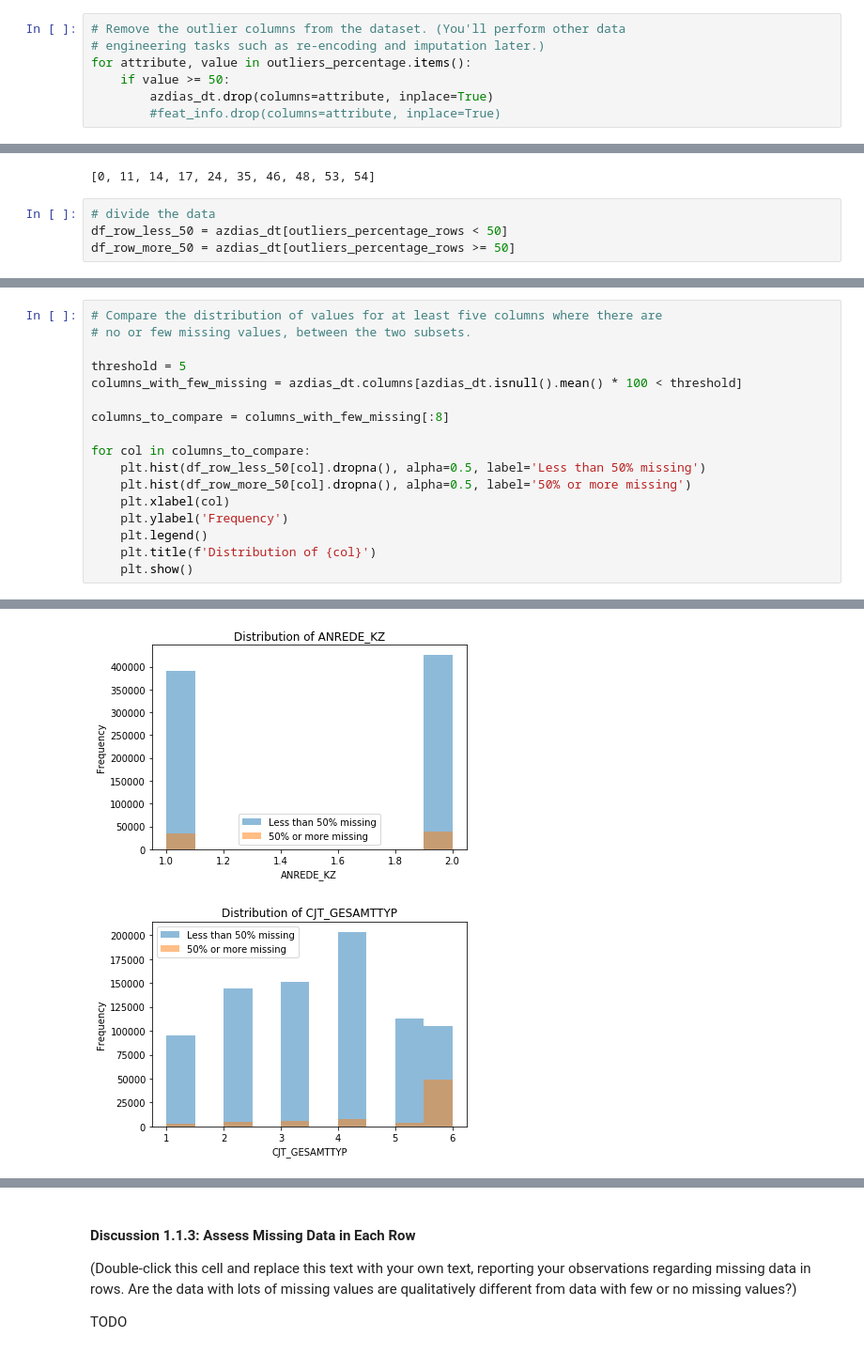
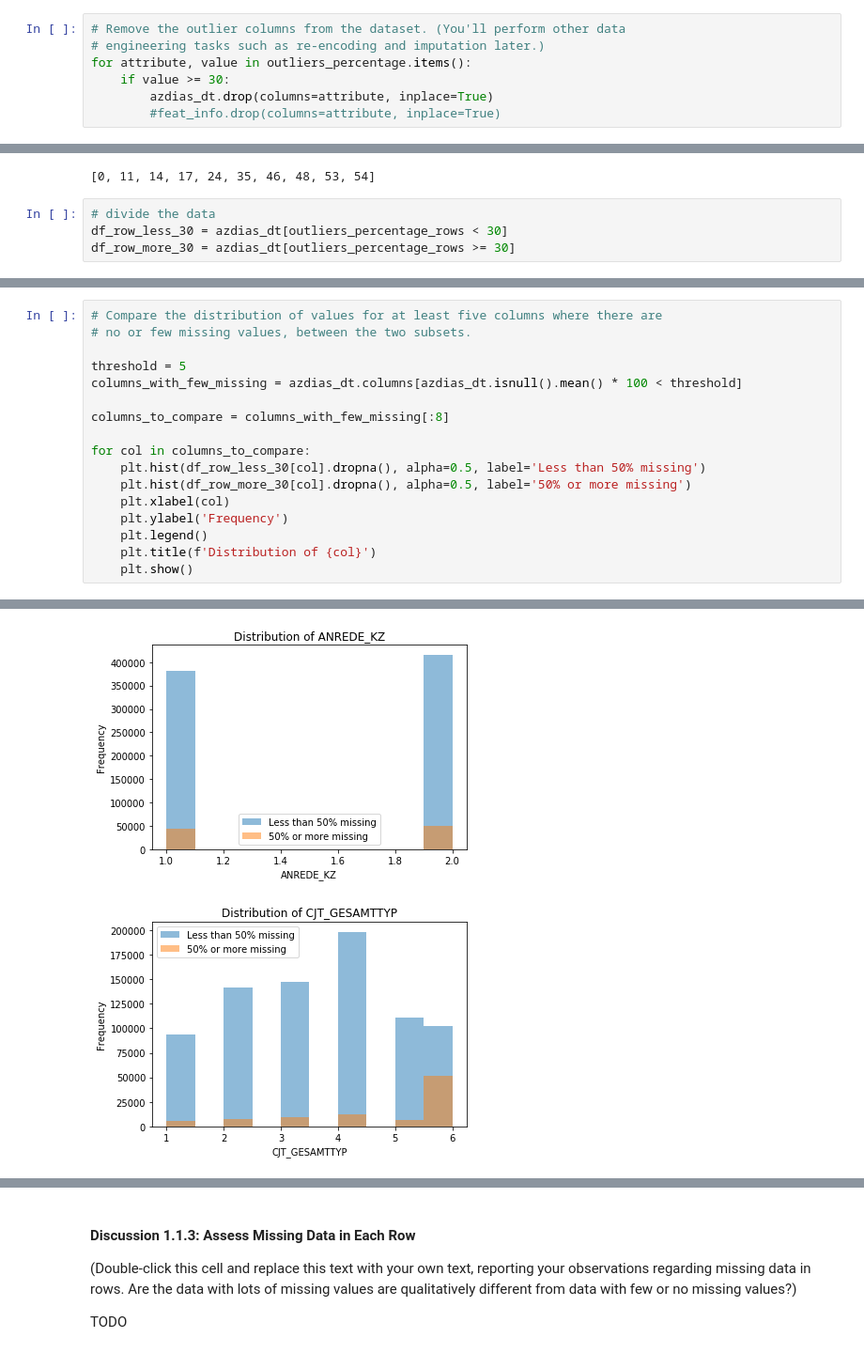
Before and after one commit to aimolytics/udacity-identify-customer-segmentation, a Jupyter notebook: Identify_Customer_Segments.ipynb, the cells around one changed output, grey strips where cells are left out. Shown at 94% size. Saved outputs shown, nothing was run; the diff lists cells and outputs as text.

```diff
--- a/Identify_Customer_Segments.ipynb
+++ b/Identify_Customer_Segments.ipynb
@@ -270,7 +270,7 @@ dtype: float64
 # Remove the outlier columns from the dataset. (You'll perform other data
 # engineering tasks such as re-encoding and imputation later.)
 for attribute, value in outliers_percentage.items():
-    if value >= 50:
+    if value >= 30:
         azdias_dt.drop(columns=attribute, inplace=True)
         #feat_info.drop(columns=attribute, inplace=True)
 # %%
@@ -357,6 +357,6 @@ outliers_rows_filter[:10]
 [0, 11, 14, 17, 24, 35, 46, 48, 53, 54]
 # %%
 # divide the data
-df_row_less_50 = azdias_dt[outliers_percentage_rows < 50]
-df_row_more_50 = azdias_dt[outliers_percentage_rows >= 50]
+df_row_less_30 = azdias_dt[outliers_percentage_rows < 30]
+df_row_more_30 = azdias_dt[outliers_percentage_rows >= 30]
 # %%
@@ -393,8 +393,8 @@ columns_with_few_missing = azdias_dt.columns[azdias_dt.isnull().mean() * 100 < t
 columns_to_compare = columns_with_few_missing[:8]
 
 for col in columns_to_compare:
-    plt.hist(df_row_less_50[col].dropna(), alpha=0.5, label='Less than 50% missing')
-    plt.hist(df_row_more_50[col].dropna(), alpha=0.5, label='50% or more missing')
+    plt.hist(df_row_less_30[col].dropna(), alpha=0.5, label='Less than 50% missing')
+    plt.hist(df_row_more_30[col].dropna(), alpha=0.5, label='50% or more missing')
     plt.xlabel(col)
     plt.ylabel('Frequency')
     plt.legend()
@@ -405,2 +405,2 @@ for col in columns_to_compare:
-[figure, old version]
+[figure, new version]
-[figure, old version]
+[figure, new version]
```
Also changed, not shown: parts of 17 cells of this notebook.
